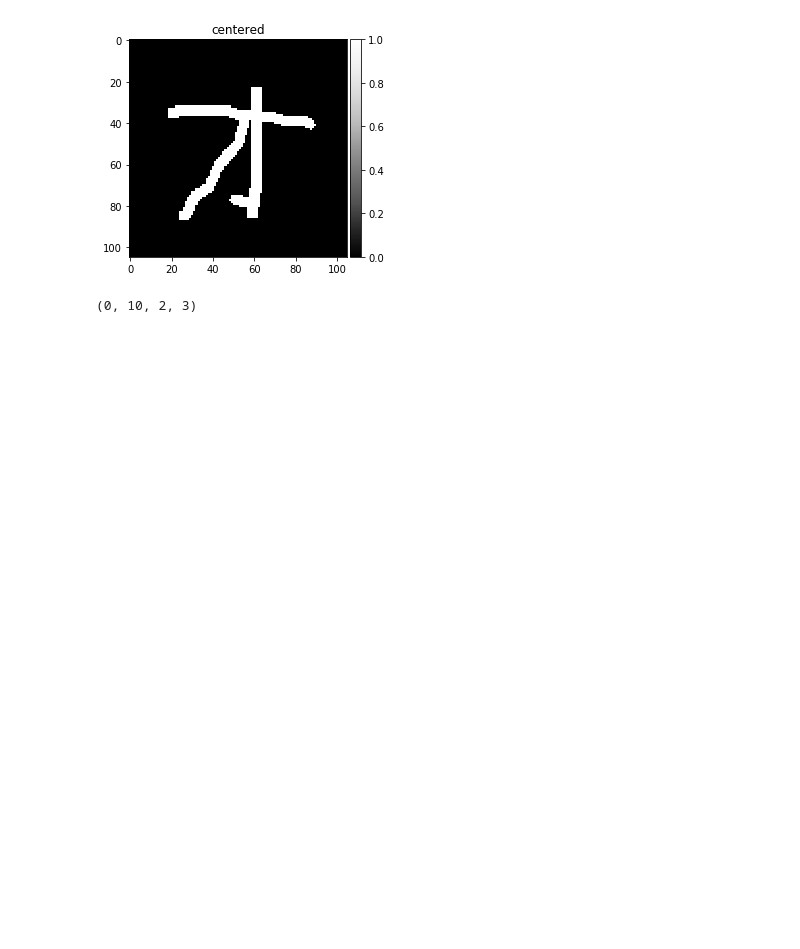
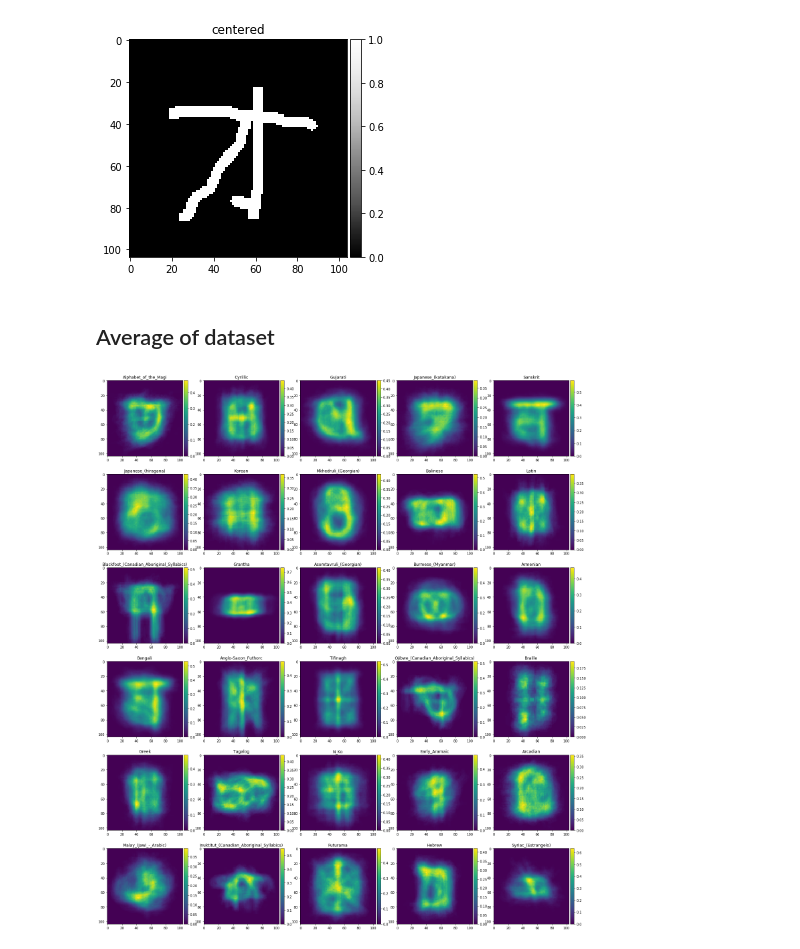
Before and after one commit to chanokin/brainscales-recognition, a Jupyter notebook: codebase/omniglot/test_omniglot.ipynb, the cells around one changed output. Drawn from its saved outputs; the diff is of its cells as text; code cells hidden in the pictures; blank space fills up the shorter version.

```diff
--- a/codebase/omniglot/test_omniglot.ipynb
+++ b/codebase/omniglot/test_omniglot.ipynb
@@ -198,5 +313,31 @@ def test_params(a, b=1, c=2, d=3):
-# %%
-pd = {'a': 0, 'b': 10}
-test_params(**pd)
-# %% [output]
-(0, 10, 2, 3)
+# %% [markdown]
+Average of dataset
+---
+# %%
+image_size = 104
+n_sets = len(data.keys())
+cols = 5
+rows = get_n_rows(cols, n_sets)
+fw = 5.
+plt.figure(figsize=(cols*fw, rows*fw))
+
+for aidx, a in enumerate(data):
+    avg = np.zeros((image_size, image_size))
+    img_count = 0
+    for ch in data[a]:
+        for img in data[a][ch]:
+            avg[:] += img
+            img_count += 1
+
+    avg /= img_count
+
+    ax = plt.subplot(rows, cols, aidx+1)
+    ax.set_title(a)
+    im = plt.imshow(avg)#, cmap='Greys_r')
+    divider = make_axes_locatable(ax)
+    cax = divider.append_axes("right", size="5%", pad=0.05)
+    plt.colorbar(im, cax=cax)
+
+plt.show()
+# %% [output]
+[figure, added]
```
Also changed, not shown: parts of 9 cells of this notebook, 17 other files.
